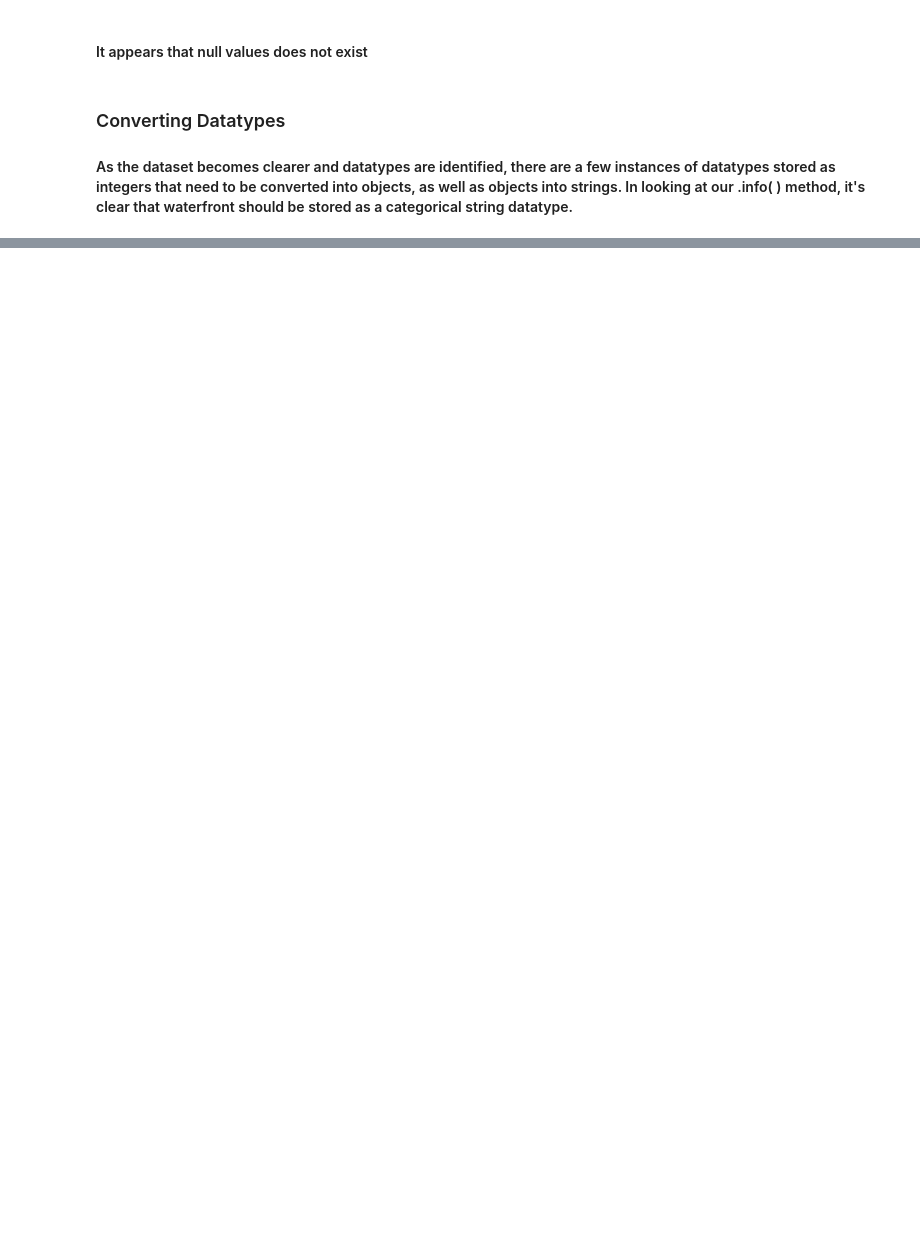
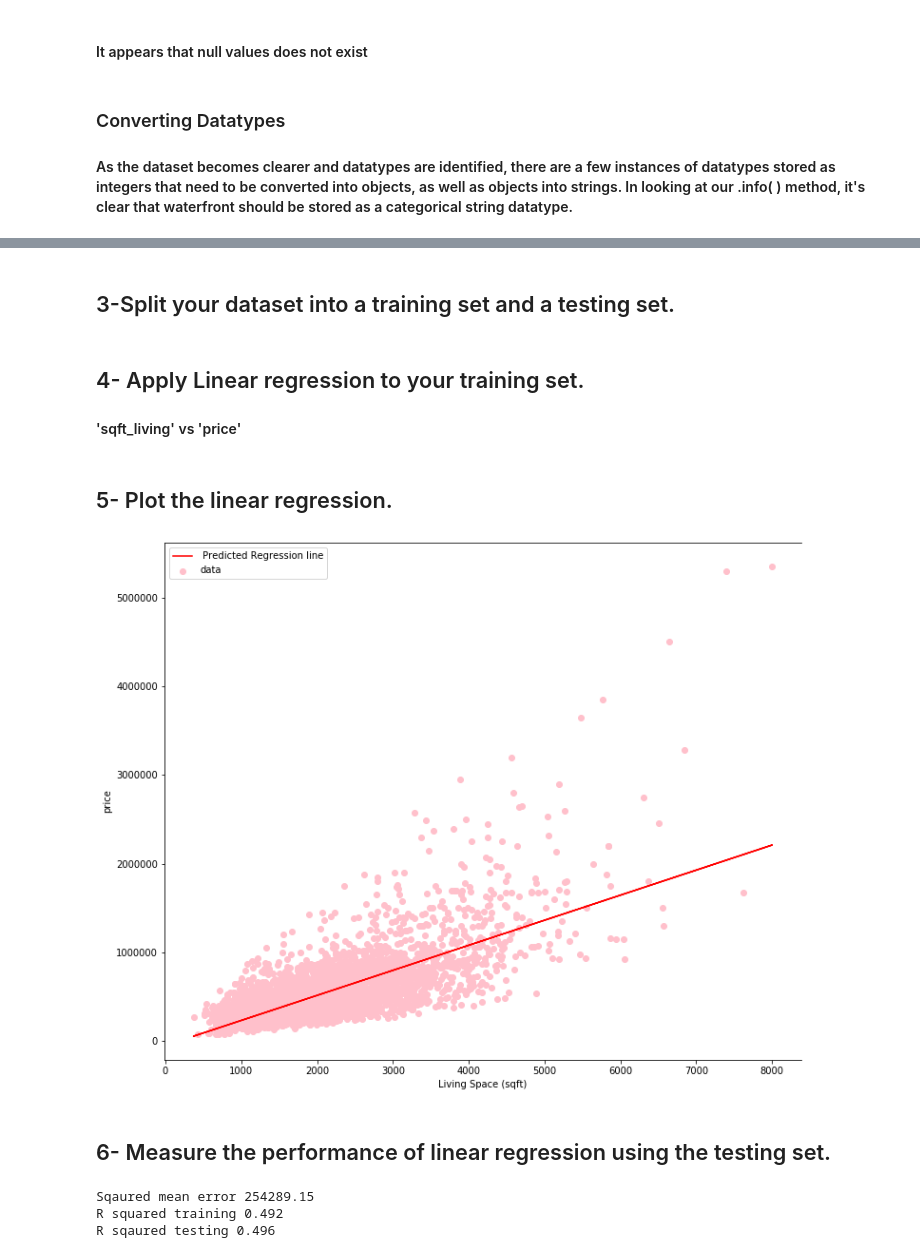
Before and after one commit to hajersouissi/checkpoint, a Jupyter notebook: checkpoint3/checkpoint3.ipynb, the cells around one changed output, grey strips where cells are left out. Drawn from its saved outputs; the diff is of its cells as text; code cells hidden in the pictures; blank space fills up the shorter version.

```diff
--- a/checkpoint3/checkpoint3.ipynb
+++ b/checkpoint3/checkpoint3.ipynb
@@ -246,0 +260,10 @@ plt.show()
+# %% [markdown]
+## 3-Split your dataset into a training set and a testing set.
+# %%
+# Splitting the dataset into the Training set and Test set
+from sklearn.model_selection import train_test_split
+train_data,test_data=train_test_split(df,test_size=0.2,random_state=3)
+# %% [markdown]
+## 4- Apply Linear regression to your training set.
+
+#### 'sqft_living' vs 'price'
@@ -246,0 +274,33 @@ plt.show()
+# %%
+reg=linear_model.LinearRegression()
+x_train=np.array(train_data['sqft_living']).reshape(-1,1)
+y_train=np.array(train_data['price']).reshape(-1,1)
+reg.fit(x_train,y_train)
+x_test=np.array(test_data['sqft_living']).reshape(-1,1)
+y_test=np.array(test_data['price']).reshape(-1,1)
+pred=reg.predict(x_test)
+# %% [markdown]
+## 5- Plot the linear regression.
+# %%
+
+_, ax = plt.subplots(figsize= (12, 10))
+plt.scatter(x_test, y_test, color= 'pink', label = 'data')
+plt.plot(x_test, reg.predict(x_test), color='red', label= ' Predicted Regression line')
+plt.xlabel('Living Space (sqft)')
+plt.ylabel('price')
+plt.legend()
+plt.gca().spines['right'].set_visible(False)
+plt.gca().spines['right'].set_visible(False)
+# %% [output]
+[figure, added]
+# %% [markdown]
+## 6- Measure the performance of linear regression using the testing set.
+# %%
+mean_squared_error=metrics.mean_squared_error(y_test,pred)
+print('Sqaured mean error', round(np.sqrt(mean_squared_error),2))
+print('R squared training',round(reg.score(x_train,y_train),3))
+print('R sqaured testing',round(reg.score(x_test,y_test),3) )
+# %% [output]
+Sqaured mean error 254289.15
+R squared training 0.492
+R sqaured testing 0.496
```
Also changed, not shown: parts of 21 cells of this notebook.
